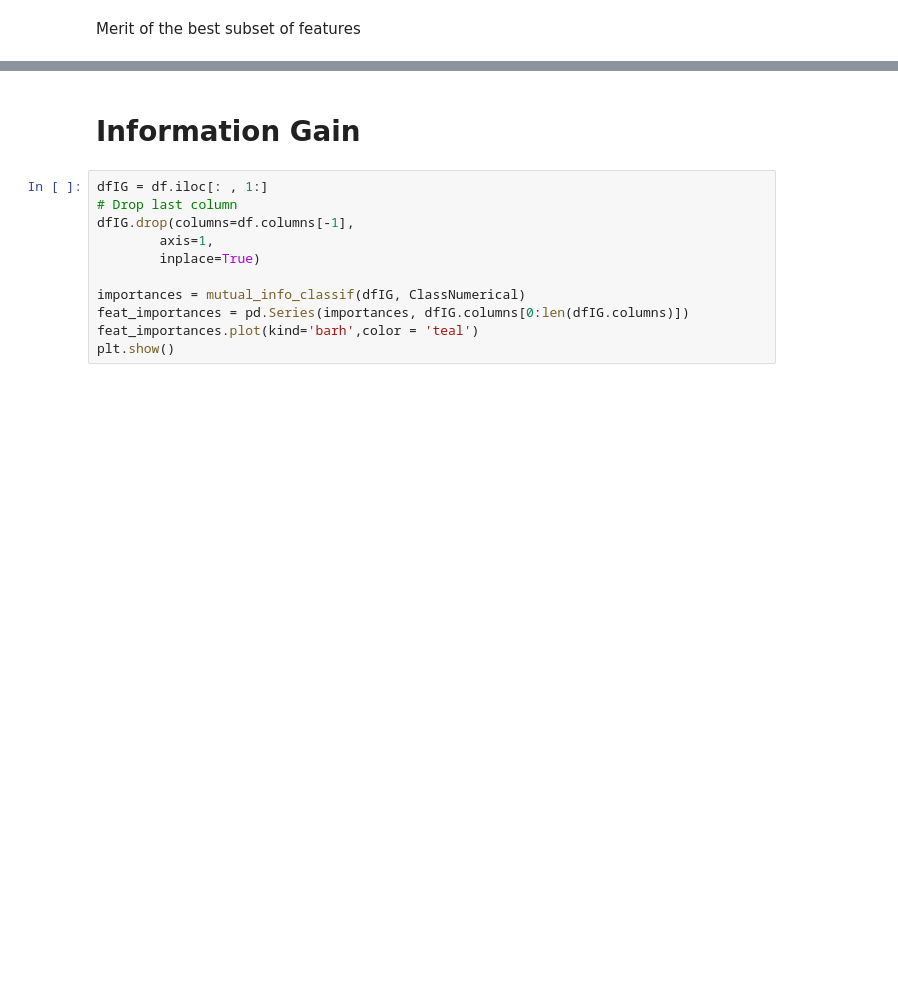
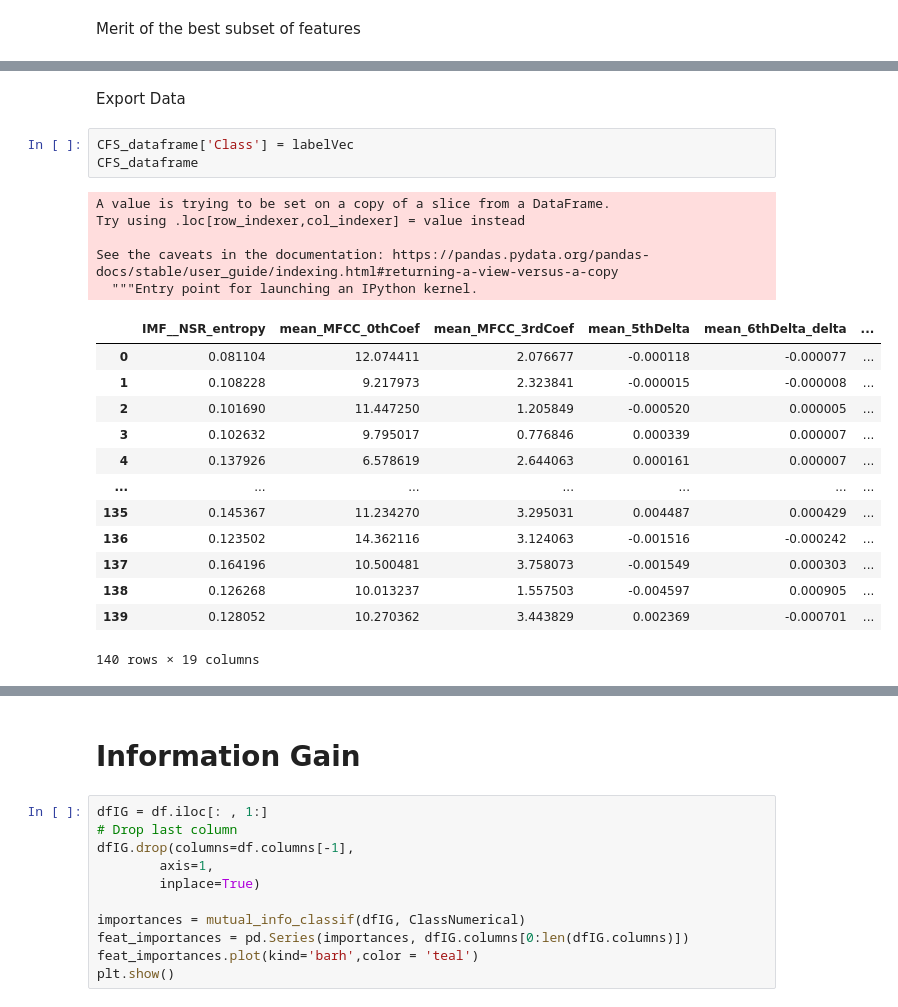
Before and after one commit to pietrodileo/Python_for_MD_thesis, a Jupyter notebook: FeatureSelection.ipynb, the cells around one changed output, grey strips where cells are left out. Drawn from its saved outputs; the diff is of its cells as text; blank space fills up the shorter version.

```diff
--- a/FeatureSelection.ipynb
+++ b/FeatureSelection.ipynb
@@ -216,0 +270,24 @@ merit
+# %% [markdown]
+Export Data
+# %%
+CFS_dataframe['Class'] = labelVec
+CFS_dataframe
+# %% [output]
+A value is trying to be set on a copy of a slice from a DataFrame.
+Try using .loc[row_indexer,col_indexer] = value instead
+
+See the caveats in the documentation: https://pandas.pydata.org/pandas-docs/stable/user_guide/indexing.html#returning-a-view-versus-a-copy
+  """Entry point for launching an IPython kernel.
+|  | IMF__NSR_entropy | mean_MFCC_0thCoef | mean_MFCC_3rdCoef | mean_5thDelta | mean_6thDelta_delta | ... |
+| 0 | 0.081104 | 12.074411 | 2.076677 | -0.000118 | -0.000077 | ... |
+| 1 | 0.108228 | 9.217973 | 2.323841 | -0.000015 | -0.000008 | ... |
+| 2 | 0.101690 | 11.447250 | 1.205849 | -0.000520 | 0.000005 | ... |
+| 3 | 0.102632 | 9.795017 | 0.776846 | 0.000339 | 0.000007 | ... |
+| 4 | 0.137926 | 6.578619 | 2.644063 | 0.000161 | 0.000007 | ... |
+| ... | ... | ... | ... | ... | ... | ... |
+| 135 | 0.145367 | 11.234270 | 3.295031 | 0.004487 | 0.000429 | ... |
+| 136 | 0.123502 | 14.362116 | 3.124063 | -0.001516 | -0.000242 | ... |
+| 137 | 0.164196 | 10.500481 | 3.758073 | -0.001549 | 0.000303 | ... |
+| 138 | 0.126268 | 10.013237 | 1.557503 | -0.004597 | 0.000905 | ... |
+| 139 | 0.128052 | 10.270362 | 3.443829 | 0.002369 | -0.000701 | ... |
+140 rows × 19 columns
```
Also changed, not shown: parts of 16 cells of this notebook.
